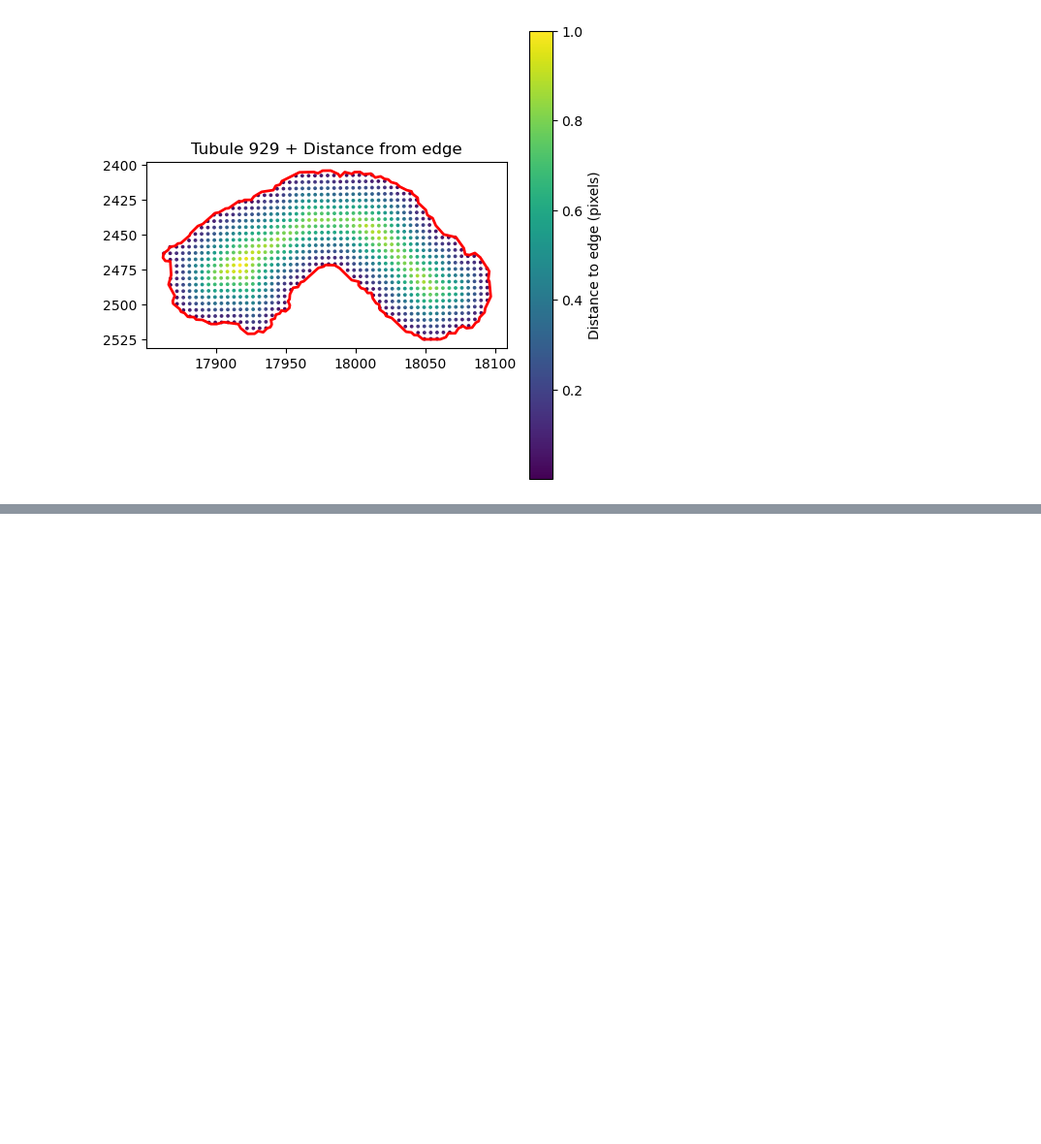
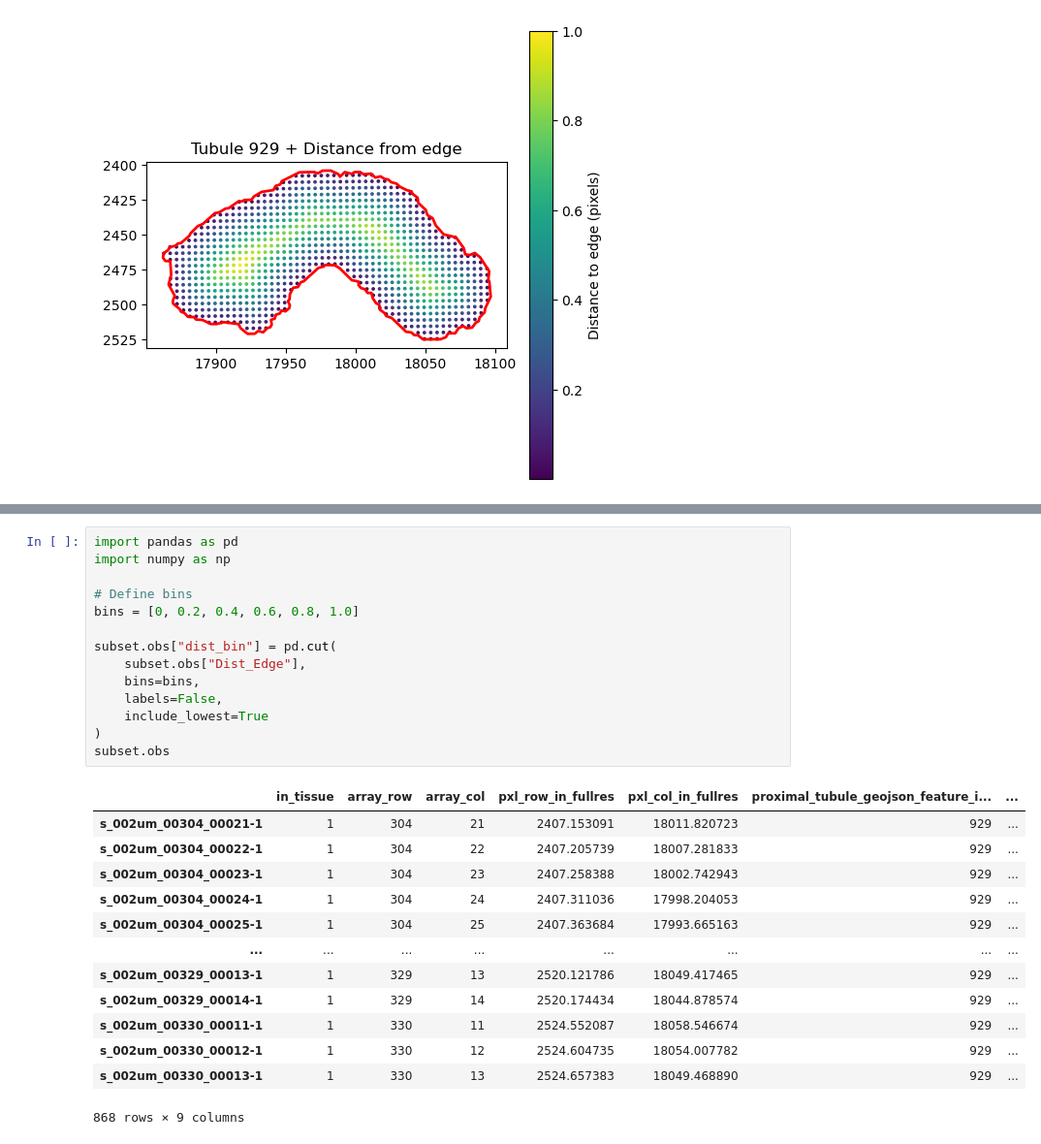
Before and after one commit to ssingh95jhu/Correlation_Kidney_Structure_Molecular_Presentation, a Jupyter notebook: Radial_Apical_Basal_PT.ipynb, the cells around one changed output, grey strips where cells are left out. Shown at 97% size. Drawn from its saved outputs; the diff is of its cells as text; blank space fills up the shorter version.

```diff
--- a/Radial_Apical_Basal_PT.ipynb
+++ b/Radial_Apical_Basal_PT.ipynb
@@ -112,0 +135,28 @@ plt.show()
+# %%
+import pandas as pd
+import numpy as np
+
+# Define bins
+bins = [0, 0.2, 0.4, 0.6, 0.8, 1.0]
+
+subset.obs["dist_bin"] = pd.cut(
+    subset.obs["Dist_Edge"],
+    bins=bins,
+    labels=False,
+    include_lowest=True
+)
+subset.obs
+# %% [output]
+|  | in_tissue | array_row | array_col | pxl_row_in_fullres | pxl_col_in_fullres | proximal_tubule_geojson_feature_i... | ... |
+| s_002um_00304_00021-1 | 1 | 304 | 21 | 2407.153091 | 18011.820723 | 929 | ... |
+| s_002um_00304_00022-1 | 1 | 304 | 22 | 2407.205739 | 18007.281833 | 929 | ... |
+| s_002um_00304_00023-1 | 1 | 304 | 23 | 2407.258388 | 18002.742943 | 929 | ... |
+| s_002um_00304_00024-1 | 1 | 304 | 24 | 2407.311036 | 17998.204053 | 929 | ... |
+| s_002um_00304_00025-1 | 1 | 304 | 25 | 2407.363684 | 17993.665163 | 929 | ... |
+| ... | ... | ... | ... | ... | ... | ... | ... |
+| s_002um_00329_00013-1 | 1 | 329 | 13 | 2520.121786 | 18049.417465 | 929 | ... |
+| s_002um_00329_00014-1 | 1 | 329 | 14 | 2520.174434 | 18044.878574 | 929 | ... |
+| s_002um_00330_00011-1 | 1 | 330 | 11 | 2524.552087 | 18058.546674 | 929 | ... |
+| s_002um_00330_00012-1 | 1 | 330 | 12 | 2524.604735 | 18054.007782 | 929 | ... |
+| s_002um_00330_00013-1 | 1 | 330 | 13 | 2524.657383 | 18049.468890 | 929 | ... |
+868 rows × 9 columns
```
Also changed, not shown: parts of 8 cells of this notebook.
